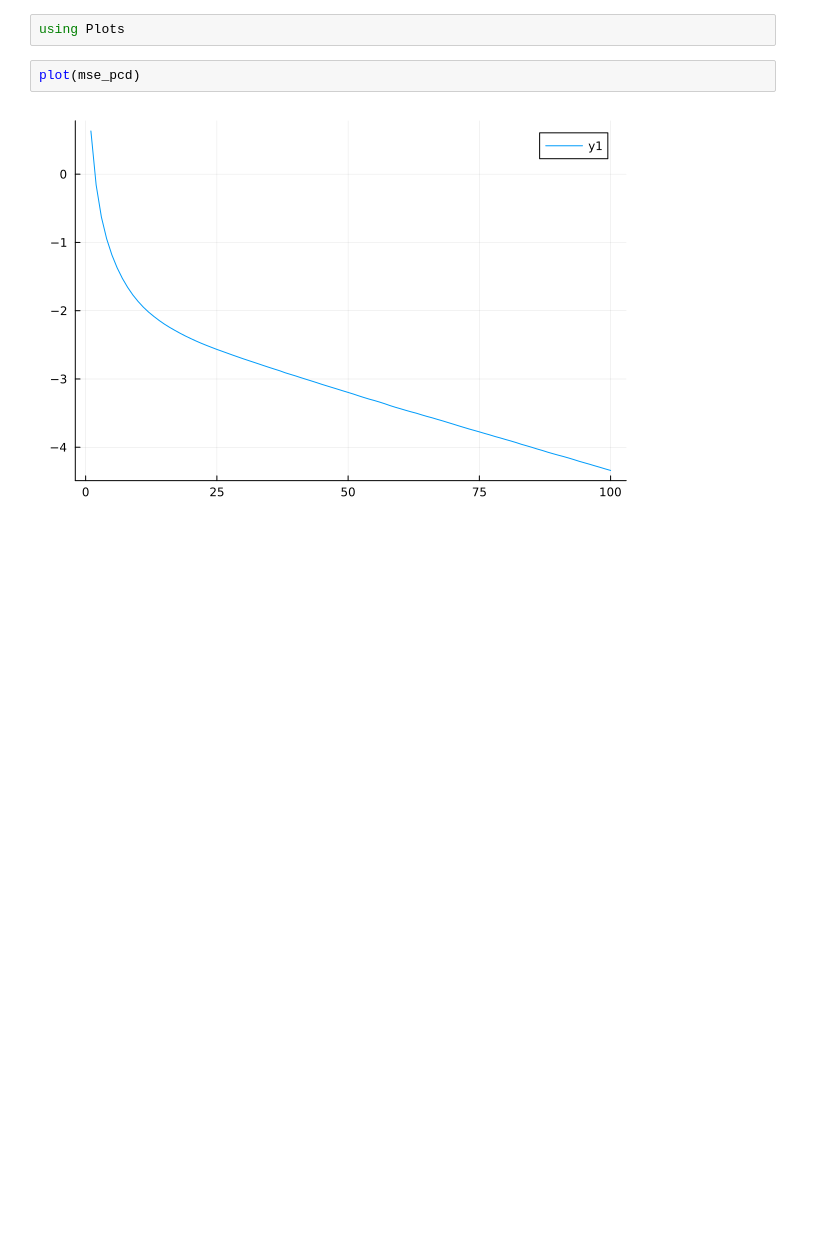
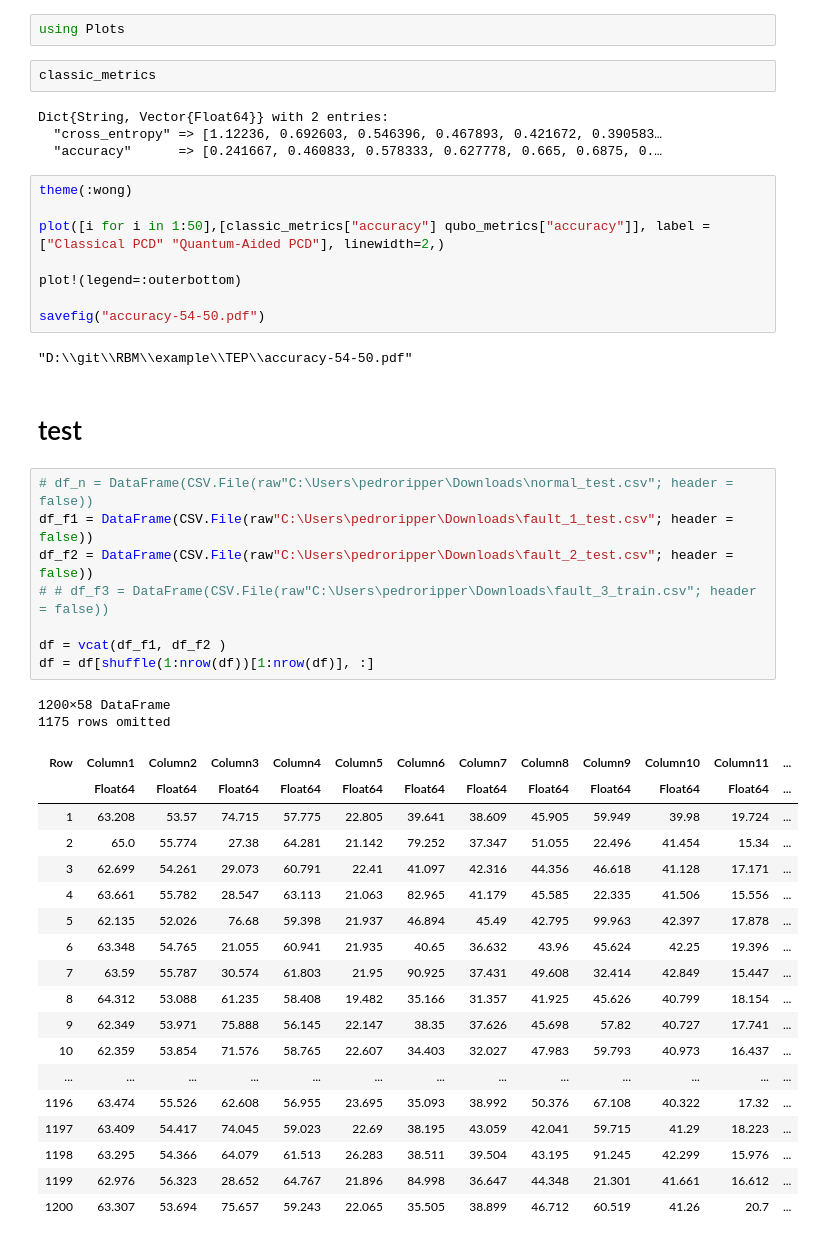
Before and after one commit to NITeQ/QARBoM.jl, a Jupyter notebook: example/TEP/tep_pcd.ipynb, the cells around one changed output. Cells and saved outputs as stored; diff of their text form; blank space fills up the shorter version.

```diff
--- a/example/TEP/tep_pcd.ipynb
+++ b/example/TEP/tep_pcd.ipynb
@@ -107,6 +301,49 @@ Total time spent training: 24.58199715614319
 # %%
 using Plots
+# %%
+classic_metrics
+# %% [output]
+Dict{String, Vector{Float64}} with 2 entries:
+  "cross_entropy" => [1.12236, 0.692603, 0.546396, 0.467893, 0.421672, 0.390583…
+  "accuracy"      => [0.241667, 0.460833, 0.578333, 0.627778, 0.665, 0.6875, 0.…
 # %%
-plot(mse_pcd)
+theme(:wong)
+
+plot([i for i in 1:50],[classic_metrics["accuracy"] qubo_metrics["accuracy"]], label = ["Classical PCD" "Quantum-Aided PCD"], linewidth=2,)
+
+plot!(legend=:outerbottom)
+
+savefig("accuracy-54-50.pdf")
 # %% [output]
-[figure, removed]
+"D:\\git\\RBM\\example\\TEP\\accuracy-54-50.pdf"
+# %% [markdown]
+# test
+# %%
+# df_n = DataFrame(CSV.File(raw"C:\Users\pedroripper\Downloads\normal_test.csv"; header = false))
+df_f1 = DataFrame(CSV.File(raw"C:\Users\pedroripper\Downloads\fault_1_test.csv"; header = false))
+df_f2 = DataFrame(CSV.File(raw"C:\Users\pedroripper\Downloads\fault_2_test.csv"; header = false))
+# # df_f3 = DataFrame(CSV.File(raw"C:\Users\pedroripper\Downloads\fault_3_train.csv"; header = false))
+
+df = vcat(df_f1, df_f2 )
+df = df[shuffle(1:nrow(df))[1:nrow(df)], :]
+# %% [output]
+1200×58 DataFrame
+1175 rows omitted
+| Row | Column1 | Column2 | Column3 | Column4 | Column5 | Column6 | Column7 | Column8 | Column9 | Column10 | Column11 | ... |
+|  | Float64 | Float64 | Float64 | Float64 | Float64 | Float64 | Float64 | Float64 | Float64 | Float64 | Float64 | ... |
+| 1 | 63.208 | 53.57 | 74.715 | 57.775 | 22.805 | 39.641 | 38.609 | 45.905 | 59.949 | 39.98 | 19.724 | ... |
+| 2 | 65.0 | 55.774 | 27.38 | 64.281 | 21.142 | 79.252 | 37.347 | 51.055 | 22.496 | 41.454 | 15.34 | ... |
+| 3 | 62.699 | 54.261 | 29.073 | 60.791 | 22.41 | 41.097 | 42.316 | 44.356 | 46.618 | 41.128 | 17.171 | ... |
+| 4 | 63.661 | 55.782 | 28.547 | 63.113 | 21.063 | 82.965 | 41.179 | 45.585 | 22.335 | 41.506 | 15.556 | ... |
+| 5 | 62.135 | 52.026 | 76.68 | 59.398 | 21.937 | 46.894 | 45.49 | 42.795 | 99.963 | 42.397 | 17.878 | ... |
+| 6 | 63.348 | 54.765 | 21.055 | 60.941 | 21.935 | 40.65 | 36.632 | 43.96 | 45.624 | 42.25 | 19.396 | ... |
+| 7 | 63.59 | 55.787 | 30.574 | 61.803 | 21.95 | 90.925 | 37.431 | 49.608 | 32.414 | 42.849 | 15.447 | ... |
+| 8 | 64.312 | 53.088 | 61.235 | 58.408 | 19.482 | 35.166 | 31.357 | 41.925 | 45.626 | 40.799 | 18.154 | ... |
+| 9 | 62.349 | 53.971 | 75.888 | 56.145 | 22.147 | 38.35 | 37.626 | 45.698 | 57.82 | 40.727 | 17.741 | ... |
+| 10 | 62.359 | 53.854 | 71.576 | 58.765 | 22.607 | 34.403 | 32.027 | 47.983 | 59.793 | 40.973 | 16.437 | ... |
+| ... | ... | ... | ... | ... | ... | ... | ... | ... | ... | ... | ... | ... |
+| 1196 | 63.474 | 55.526 | 62.608 | 56.955 | 23.695 | 35.093 | 38.992 | 50.376 | 67.108 | 40.322 | 17.32 | ... |
+| 1197 | 63.409 | 54.417 | 74.045 | 59.023 | 22.69 | 38.195 | 43.059 | 42.041 | 59.715 | 41.29 | 18.223 | ... |
+| 1198 | 63.295 | 54.366 | 64.079 | 61.513 | 26.283 | 38.511 | 39.504 | 43.195 | 91.245 | 42.299 | 15.976 | ... |
+| 1199 | 62.976 | 56.323 | 28.652 | 64.767 | 21.896 | 84.998 | 36.647 | 44.348 | 21.301 | 41.661 | 16.612 | ... |
+| 1200 | 63.307 | 53.694 | 75.657 | 59.243 | 22.065 | 35.505 | 38.899 | 46.712 | 60.519 | 41.26 | 20.7 | ... |
```
Also changed, not shown: parts of 24 cells of this notebook, 24 other files.
